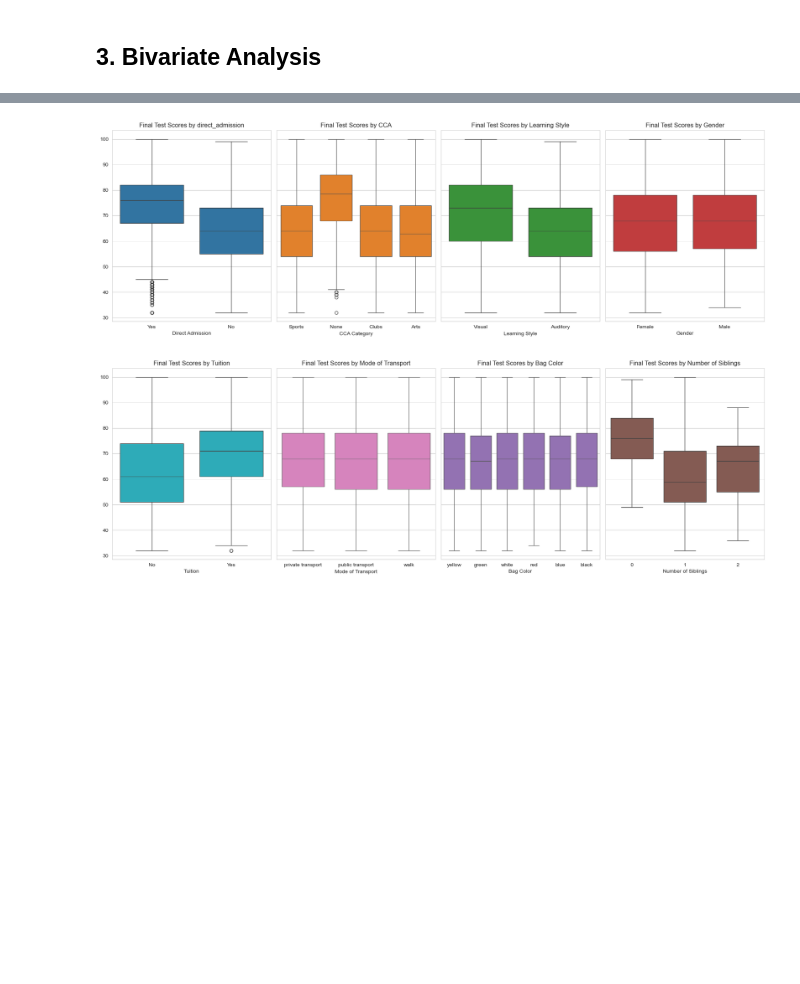
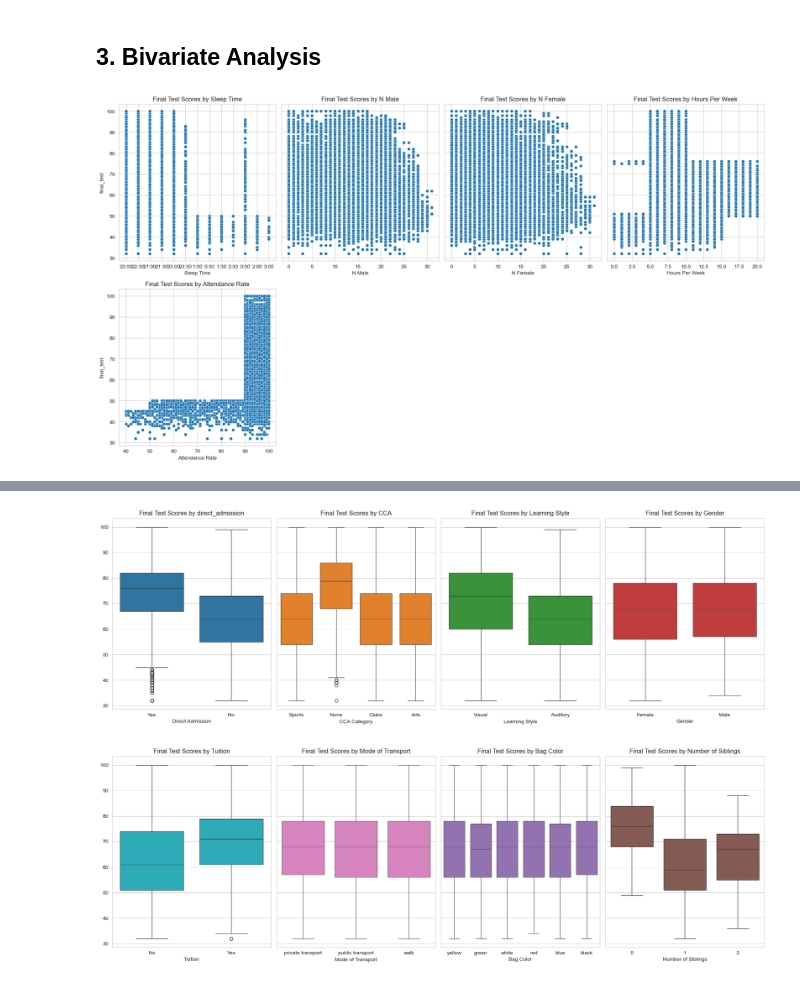
Before and after one commit to weirenong/aiap_mod3_chap7_self_practice, a Jupyter notebook: eda.ipynb, the cells around one changed output, grey strips where cells are left out. Drawn from its saved outputs; the diff is of its cells as text; code cells hidden in the pictures; blank space fills up the shorter version.

```diff
--- a/eda.ipynb
+++ b/eda.ipynb
@@ -334,3 +330,84 @@ Highly Uniform Distributions:
 Sample sizes are large enough to eliminate random sampling bias, making observed trends reflective of the broader student population.
 # %% [markdown]
 ## 3. Bivariate Analysis
+# %%
+# Define features for scatter plot
+features_to_plot = [
+    "sleep_time",
+    "n_male",
+    "n_female",
+    "hours_per_week",
+    "attendance_rate"
+]
+
+# helper function to plot scatterplots for continuous features vs final_test scores
+def _plot_scatterplots(
+    df,
+    features,
+    figsize=(20, 10),
+    ncols=4,
+    color="tab:blue",
+    title_prefix="Final Test Scores by "
+):
+    """
+    Plot scatterplots of `final_test` vs. each feature in `features`.
+
+    Parameters:
+    - df (DataFrame): The cleaned DataFrame containing the data.
+    - features (list): List of feature names (column names in df) to plot against `final_test`.
+    - figsize (tuple): Figure size (width, height) in inches.
+    - ncols (int): Number of columns in the subplot grid.
+    - sharey (bool): Whether to share the y-axis across subplots.
+    - color (str): Color for the scatterplot points.
+    - title_prefix (str): Prefix for subplot titles (suffix will be the feature name).
+    """
+
+    # Calculate number of rows needed
+    nfeatures = len(features)
+    nrows = (nfeatures + ncols - 1) // ncols
+
+    # Create subplots
+    fig, axes = plt.subplots(nrows, ncols, figsize=figsize, sharey=True)
+
+    # Flatten axes for easy iteration
+    axes_flat = axes.flatten()
+
+    # Iterate over features and plot
+    for idx, feature in enumerate(features):
+        ax = axes_flat[idx]
+
+        sns.scatterplot(
+            data=df,
+            x=feature,
+            y="final_test",
+            ax=ax,
+            color=color
+        )
+
+        # Set titles and labels
+        ax.set_title(f"{title_prefix}{feature.replace('_', ' ').title()}")
+        ax.set_xlabel(feature.replace('_', ' ').title())
+
+        # Hide y-label for all but the first column
+        if idx % ncols != 0:
+            ax.set_ylabel("")
+
+    # Hide any unused subplots
+    for ax in axes_flat[nfeatures:]:
+        ax.axis('off')
+
+    # Adjust layout and display
+    plt.tight_layout()
+    plt.show()
+
+# Call the helper function
+_plot_scatterplots(
+    df_cleaned,
+    features=features_to_plot,
+    figsize=(18, 10),
+    ncols=4,
+    color="tab:blue",
+    title_prefix="Final Test Scores by "
+)
+# %% [output]
+[figure, added]
```
Also changed, not shown: parts of 9 cells of this notebook, 1 other file.
